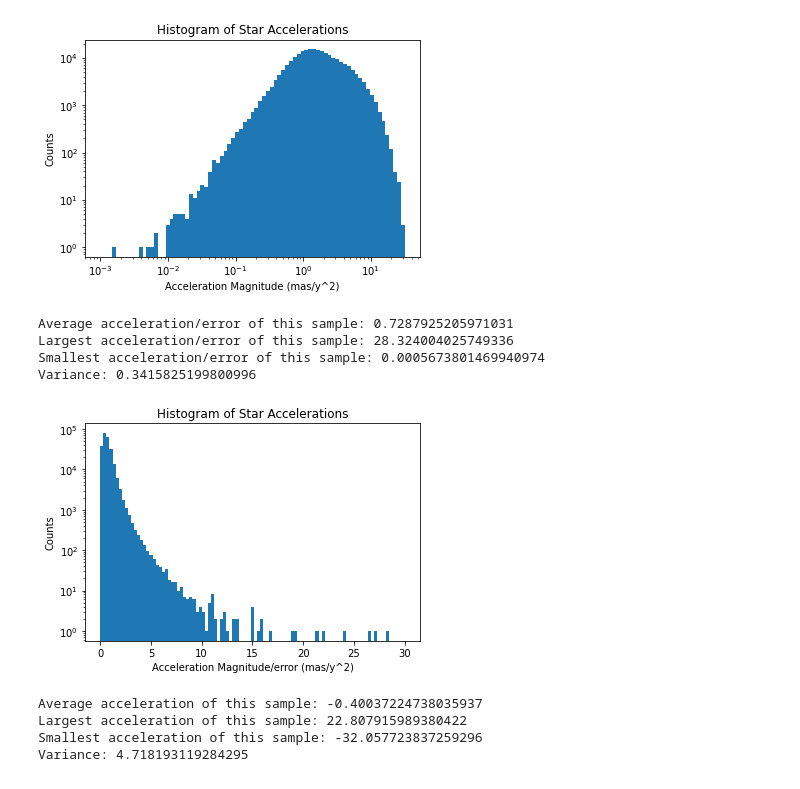
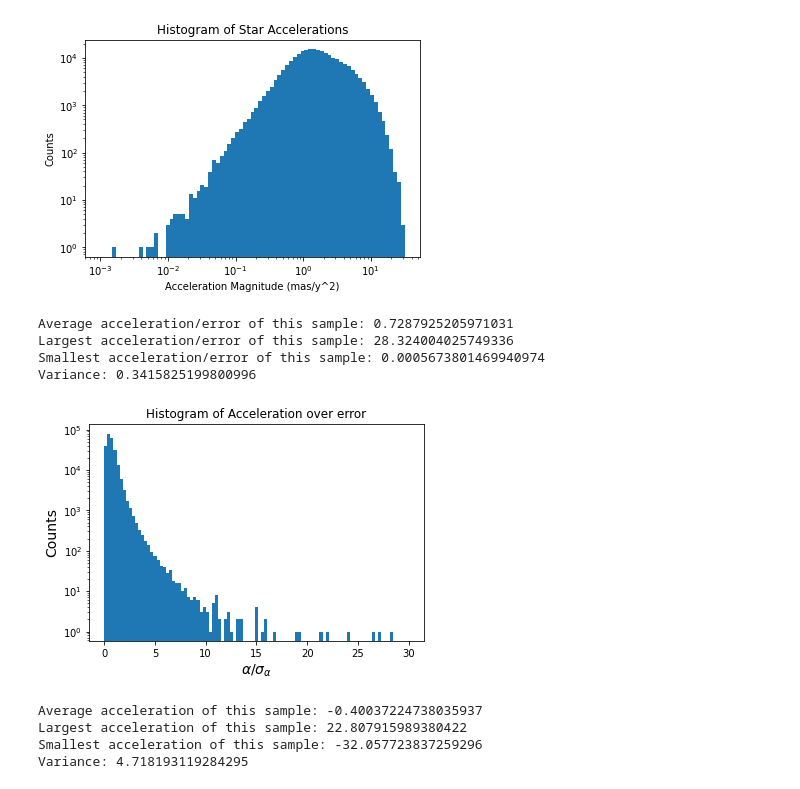
Before and after one commit to kenvantilburg/lens-velocity, a Jupyter notebook: code/pair_catalogue/accel_pair_cat_v1.1.ipynb, the cells around one changed output. Cells and saved outputs as stored; diff of their text form; code cells hidden in the pictures.

```diff
--- a/code/pair_catalogue/accel_pair_cat_v1.1.ipynb
+++ b/code/pair_catalogue/accel_pair_cat_v1.1.ipynb
@@ -384,20 +384,20 @@ Variance: 5.26899796723649
 bn1 = np.linspace(0, 30, 100)
 # %%
 plt.hist(mags_ovr_err, density=False, log= True, bins = bn1) #Diaconis binning
-plt.ylabel('Counts')
+plt.ylabel('Counts', fontsize=14)
 #plt.xscale('log')
-plt.xlabel('Acceleration Magnitude/error (mas/y^2)');
-plt.title('Histogram of Star Accelerations')
+plt.xlabel(r'$\alpha/\sigma_{\alpha}$', fontsize=14);
+plt.title('Histogram of Acceleration over error')
 print("Average acceleration/error of this sample: " + str(np.mean(mags_ovr_err)) + " ")
 print("Largest acceleration/error of this sample: " + str(np.max(mags_ovr_err))+ "")
 print("Smallest acceleration/error of this sample: " + str(np.min(mags_ovr_err))+ " ")
 print("Variance: " + str(np.var(mags_ovr_err)))
 # %% [output]
 Average acceleration/error of this sample: 0.7287925205971031
 Largest acceleration/error of this sample: 28.324004025749336
 Smallest acceleration/error of this sample: 0.0005673801469940974
 Variance: 0.3415825199800996
-[figure, old version]
+[figure, new version]
 # %%
 accels_ra = accels[:,0]
 # %%
```
Also changed, not shown: 36 other files.
